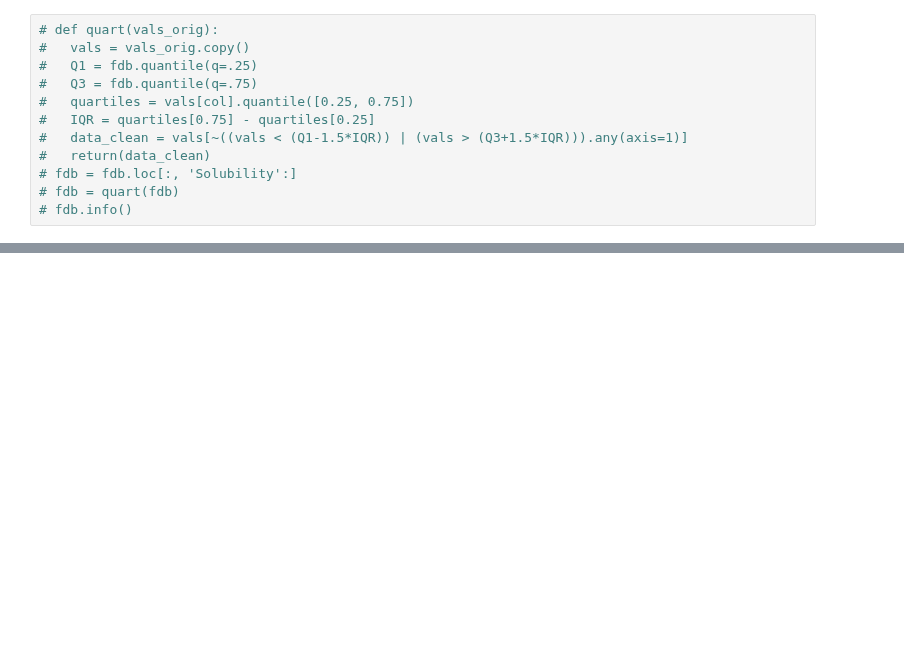
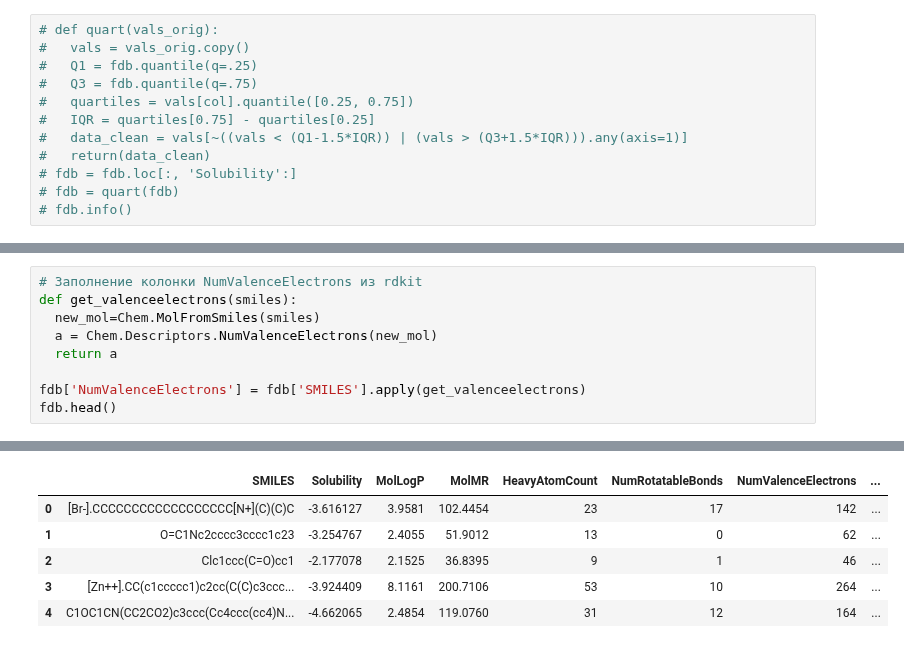
Before and after one commit to dobrotvorn/DataCon23, a Jupyter notebook: Mini_task3.ipynb, the cells around one changed output, grey strips where cells are left out. Drawn from its saved outputs; the diff is of its cells as text; blank space fills up the shorter version.

```diff
--- a/Mini_task3.ipynb
+++ b/Mini_task3.ipynb
@@ -176,0 +387,10 @@ fdb.head()
+# %%
+# Заполнение колонки NumValenceElectrons из rdkit
+def get_valenceelectrons(smiles):
+  new_mol=Chem.MolFromSmiles(smiles)
+  a = Chem.Descriptors.NumValenceElectrons(new_mol)
+  return a
+
+fdb['NumValenceElectrons'] = fdb['SMILES'].apply(get_valenceelectrons)
+fdb.head()
+# %% [output]
@@ -176,0 +414,6 @@ fdb.head()
+|  | SMILES | Solubility | MolLogP | MolMR | HeavyAtomCount | NumRotatableBonds | NumValenceElectrons | ... |
+| 0 | [Br-].CCCCCCCCCCCCCCCCCC[N+](C)(C)C | -3.616127 | 3.9581 | 102.4454 | 23 | 17 | 142 | ... |
+| 1 | O=C1Nc2cccc3cccc1c23 | -3.254767 | 2.4055 | 51.9012 | 13 | 0 | 62 | ... |
+| 2 | Clc1ccc(C=O)cc1 | -2.177078 | 2.1525 | 36.8395 | 9 | 1 | 46 | ... |
+| 3 | [Zn++].CC(c1ccccc1)c2cc(C(C)c3ccc... | -3.924409 | 8.1161 | 200.7106 | 53 | 10 | 264 | ... |
+| 4 | C1OC1CN(CC2CO2)c3ccc(Cc4ccc(cc4)N... | -4.662065 | 2.4854 | 119.0760 | 31 | 12 | 164 | ... |
```
Also changed, not shown: parts of 19 cells of this notebook.
